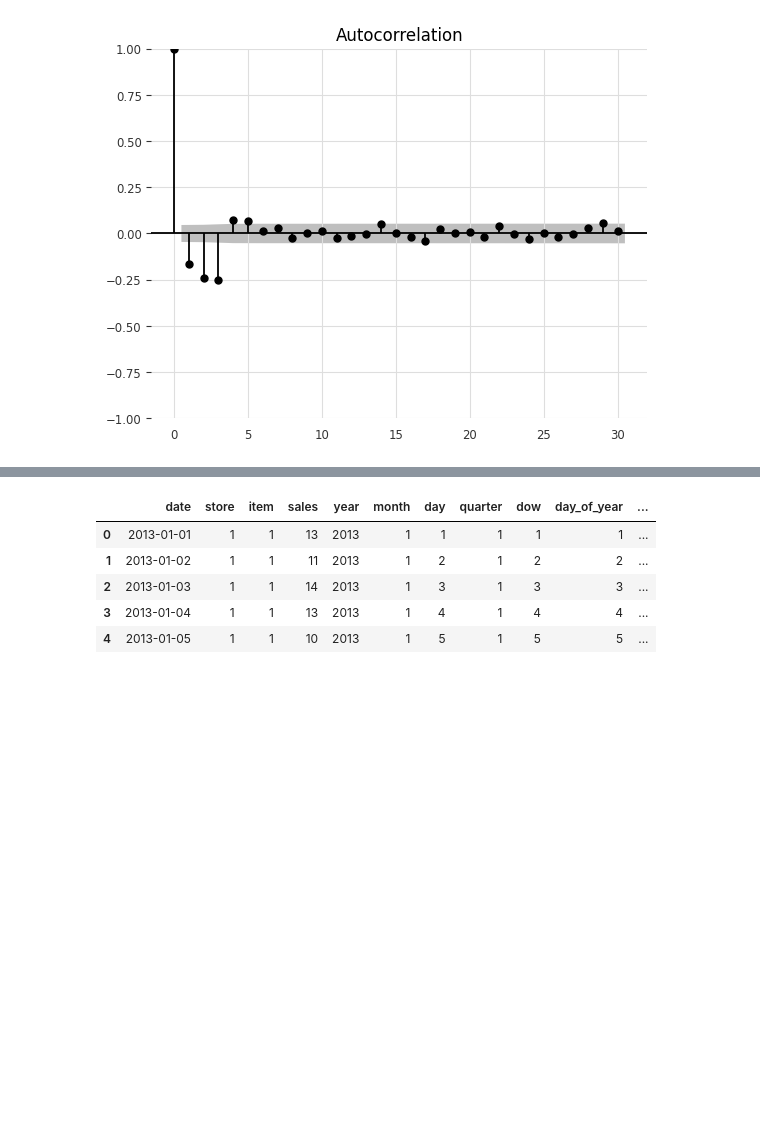
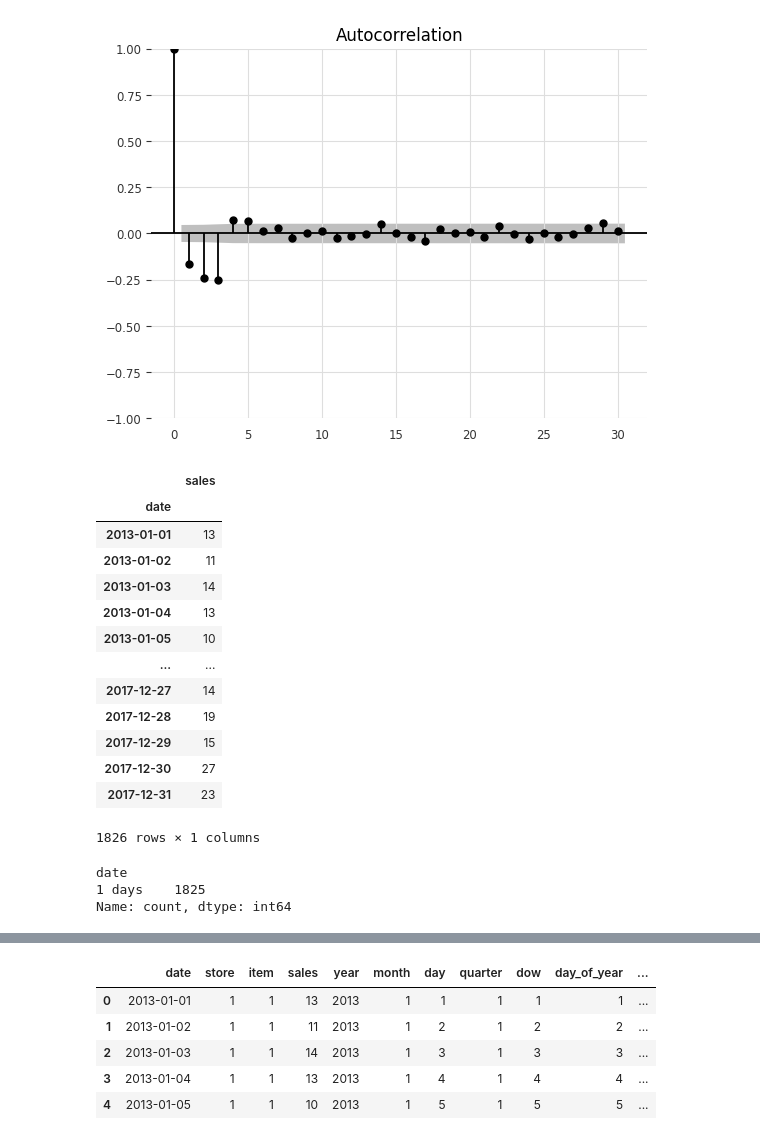
Before and after one commit to Surajit-maity1110/Retail-Demand-Forecasting, a Jupyter notebook: main.ipynb, the cells around one changed output, grey strips where cells are left out. Saved outputs shown, nothing was run; the diff lists cells and outputs as text; code cells hidden in the pictures; blank space fills up the shorter version.

```diff
--- a/main.ipynb
+++ b/main.ipynb
@@ -198,0 +185,7 @@ plot_acf(decompose.resid.dropna(),lags = 30)
+# %%
+train = pd.read_csv("store_item.csv")
+# %%
+train['date'] = pd.to_datetime(train['date'],format = "%d-%m-%Y")
+# %%
+# sort the dataset..
+train = train.sort_values(by = ['store','item','date'])
@@ -198,0 +194,17 @@ plot_acf(decompose.resid.dropna(),lags = 30)
+# %%
+df_one
+# %% [output]
+|  | sales |
+| date |  |
+| 2013-01-01 | 13 |
+| 2013-01-02 | 11 |
+| 2013-01-03 | 14 |
+| 2013-01-04 | 13 |
+| 2013-01-05 | 10 |
+| ... | ... |
+| 2017-12-27 | 14 |
+| 2017-12-28 | 19 |
+| 2017-12-29 | 15 |
+| 2017-12-30 | 27 |
+| 2017-12-31 | 23 |
+1826 rows × 1 columns
@@ -198,0 +213,6 @@ plot_acf(decompose.resid.dropna(),lags = 30)
+# %%
+df_one.index.diff().value_counts()
+# %% [output]
+date
+1 days    1825
+Name: count, dtype: int64
```
Also changed, not shown: parts of 37 cells of this notebook, 2 other files.
